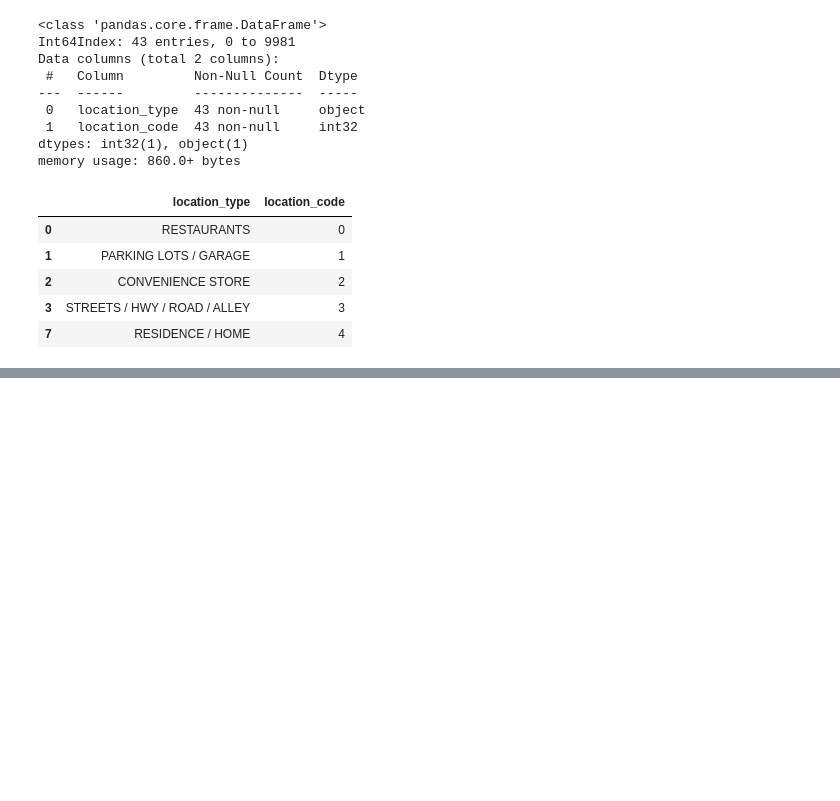
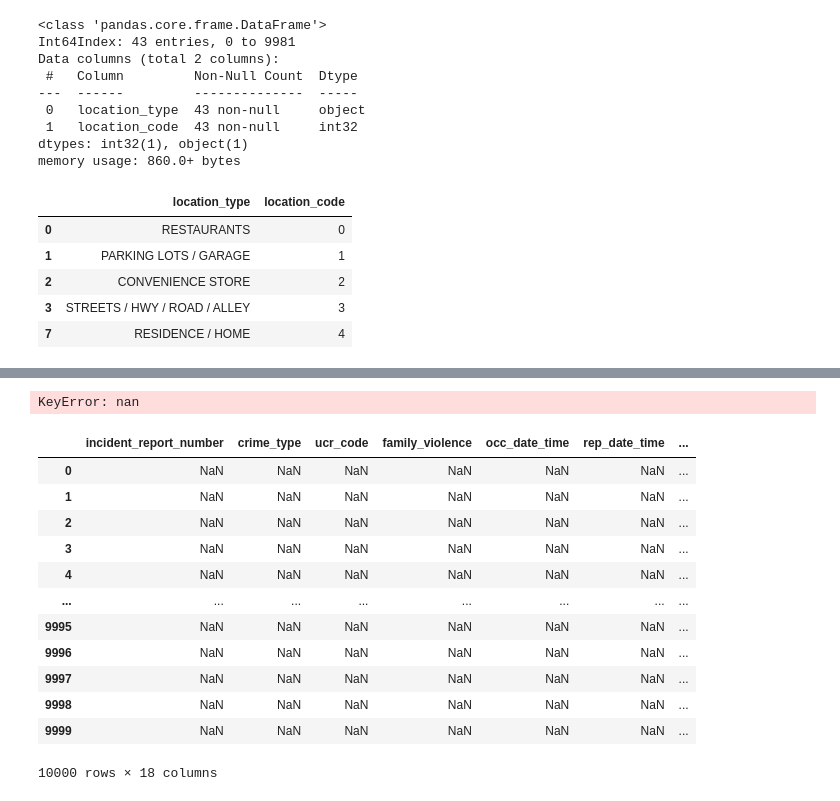
Before and after one commit to DonnieData/austin_crime_EDA, a Jupyter notebook: data_retrieval_transformation.ipynb, the cells around one changed output, grey strips where cells are left out. Cells and saved outputs as stored; diff of their text form; code cells hidden in the pictures; blank space fills up the shorter version.

Commit message:
troubleshooting location mapper

```diff
--- a/data_retrieval_transformation.ipynb
+++ b/data_retrieval_transformation.ipynb
@@ -242,3 +238,7 @@ memory usage: 860.0+ bytes
 | 2 | CONVENIENCE STORE | 2 |
 | 3 | STREETS / HWY / ROAD / ALLEY | 3 |
 | 7 | RESIDENCE / HOME | 4 |
+# %%
+# rearange dataframe
+location_df = location_df[['location_code','location_type']]
+location_df.head()
@@ -244,0 +254,7 @@ memory usage: 860.0+ bytes
+# %%
+# creating mapping of location type to use as encoder for main incident dataframe
+map_location_df = location_df.copy()
+map_location_df.set_index('location_type', inplace=True)
+# %%
+location_mapper = map_location_df.to_dict()['location_code'].copy()
+print(location_mapper)
@@ -244,0 +274,21 @@ memory usage: 860.0+ bytes
+# %%
+# replace and encode location column
+stripped_crime_data['location_type'] = stripped_crime_data['location_type'].apply(lambda x: location_mapper[x])
+# %% [output]
+KeyError: nan
+# %%
+stripped_crime_data[stripped_crime_data.isnull()]
+# %% [output]
+|  | incident_report_number | crime_type | ucr_code | family_violence | occ_date_time | rep_date_time | ... |
+| 0 | NaN | NaN | NaN | NaN | NaN | NaN | ... |
+| 1 | NaN | NaN | NaN | NaN | NaN | NaN | ... |
+| 2 | NaN | NaN | NaN | NaN | NaN | NaN | ... |
+| 3 | NaN | NaN | NaN | NaN | NaN | NaN | ... |
+| 4 | NaN | NaN | NaN | NaN | NaN | NaN | ... |
+| ... | ... | ... | ... | ... | ... | ... | ... |
+| 9995 | NaN | NaN | NaN | NaN | NaN | NaN | ... |
+| 9996 | NaN | NaN | NaN | NaN | NaN | NaN | ... |
+| 9997 | NaN | NaN | NaN | NaN | NaN | NaN | ... |
+| 9998 | NaN | NaN | NaN | NaN | NaN | NaN | ... |
+| 9999 | NaN | NaN | NaN | NaN | NaN | NaN | ... |
+10000 rows × 18 columns
```
Also changed, not shown: parts of 7 cells of this notebook.
